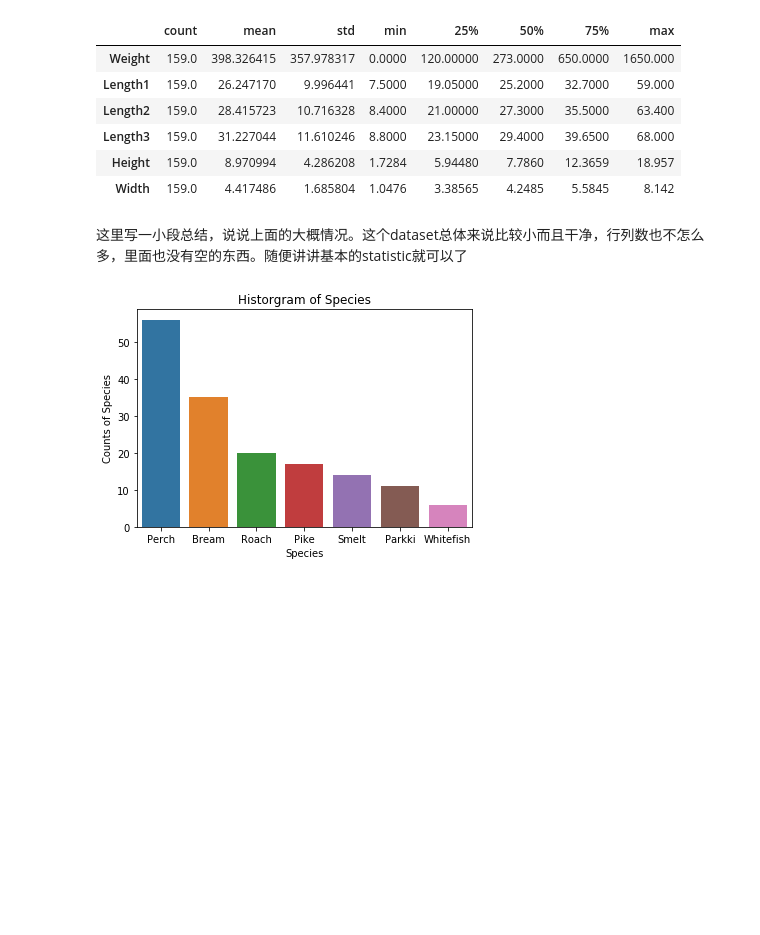
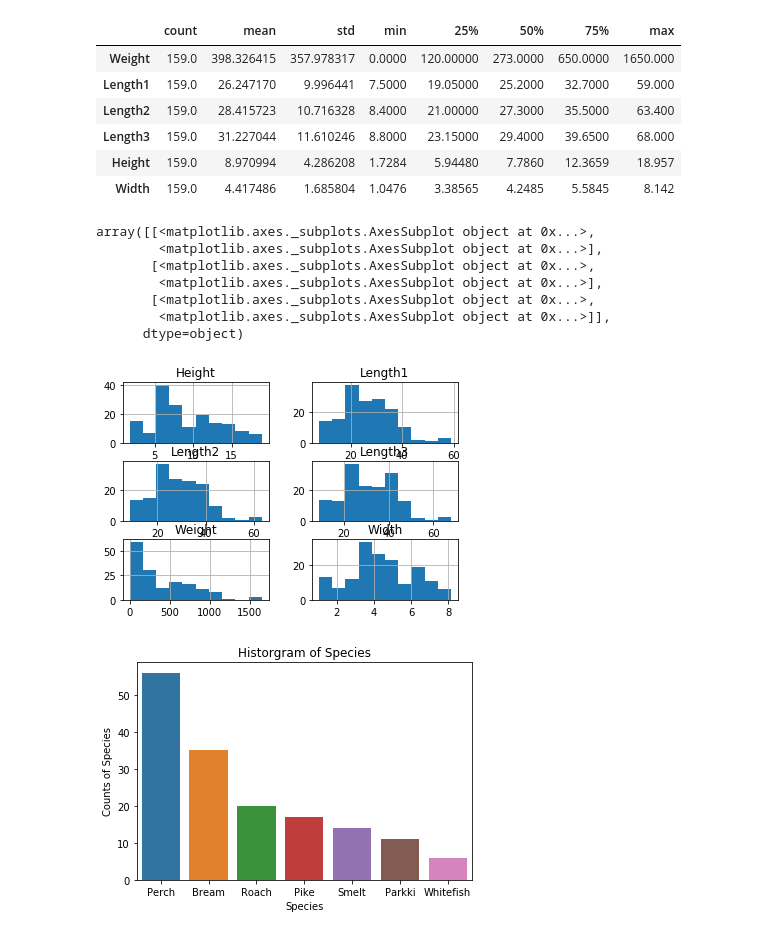
Before and after one commit to haitonglin/stats302, a Jupyter notebook: fish market data analysis/Midterm_fish_market.ipynb, the cells around one changed output. Saved outputs shown, nothing was run; the diff lists cells and outputs as text; code cells hidden in the pictures; blank space fills up the shorter version.

```diff
--- a/fish market data analysis/Midterm_fish_market.ipynb
+++ b/fish market data analysis/Midterm_fish_market.ipynb
@@ -70,6 +74,16 @@ data.describe().T
 | Length3 | 159.0 | 31.227044 | 11.610246 | 8.8000 | 23.15000 | 29.4000 | 39.6500 | 68.000 |
 | Height | 159.0 | 8.970994 | 4.286208 | 1.7284 | 5.94480 | 7.7860 | 12.3659 | 18.957 |
 | Width | 159.0 | 4.417486 | 1.685804 | 1.0476 | 3.38565 | 4.2485 | 5.5845 | 8.142 |
-# %% [markdown]
-这里写一小段总结，说说上面的大概情况。这个dataset总体来说比较小而且干净，行列数也不怎么多，里面也没有空的东西。随便讲讲基本的statistic就可以了
+# %%
+# histogram of shape information
+data.hist()
+# %% [output]
+array([[<matplotlib.axes._subplots.AxesSubplot object at 0x...>,
+        <matplotlib.axes._subplots.AxesSubplot object at 0x...>],
+       [<matplotlib.axes._subplots.AxesSubplot object at 0x...>,
+        <matplotlib.axes._subplots.AxesSubplot object at 0x...>],
+       [<matplotlib.axes._subplots.AxesSubplot object at 0x...>,
+        <matplotlib.axes._subplots.AxesSubplot object at 0x...>]],
+      dtype=object)
+[figure, added]
 # %%
```
Also changed, not shown: parts of 62 cells of this notebook.
